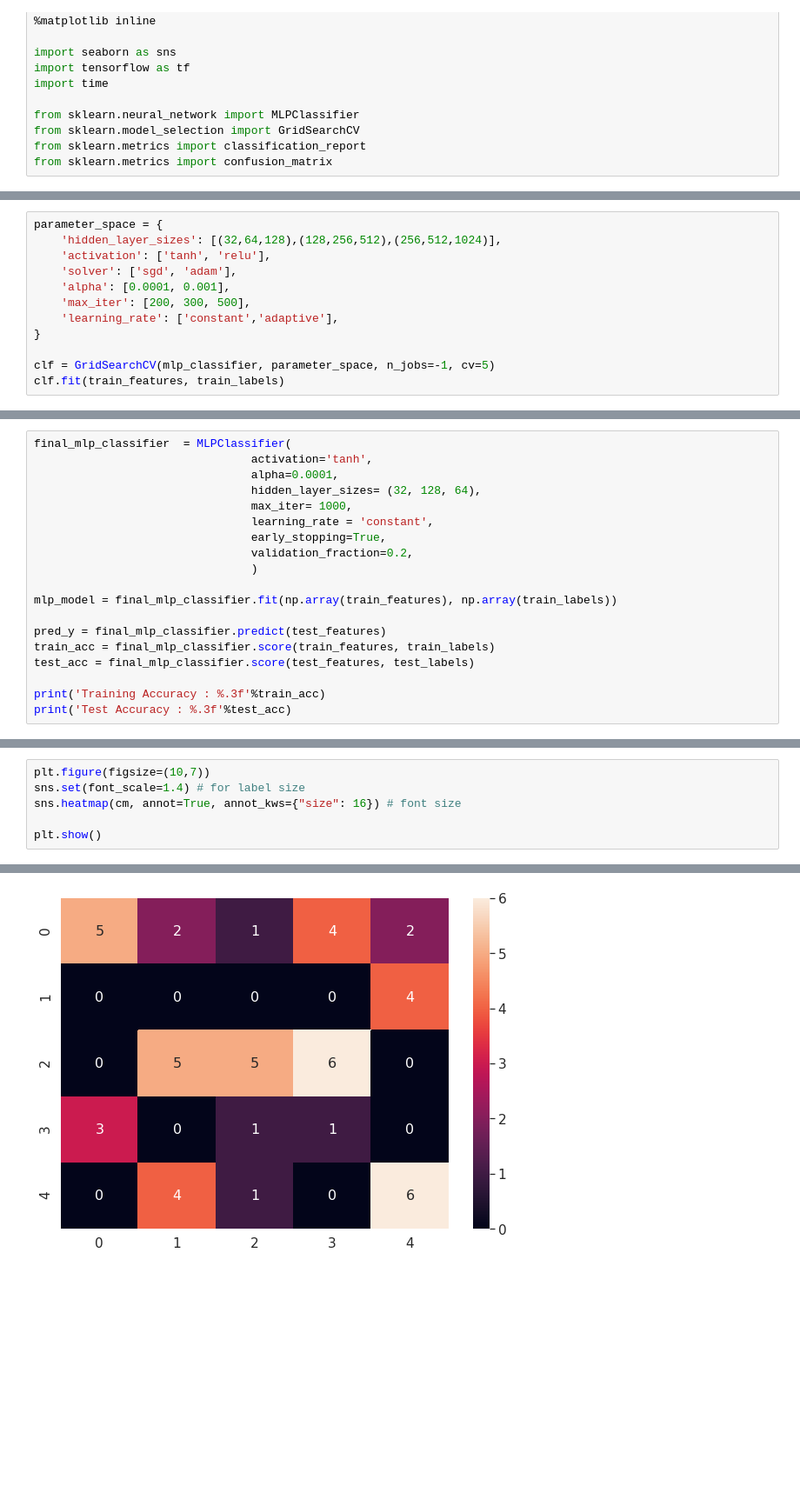
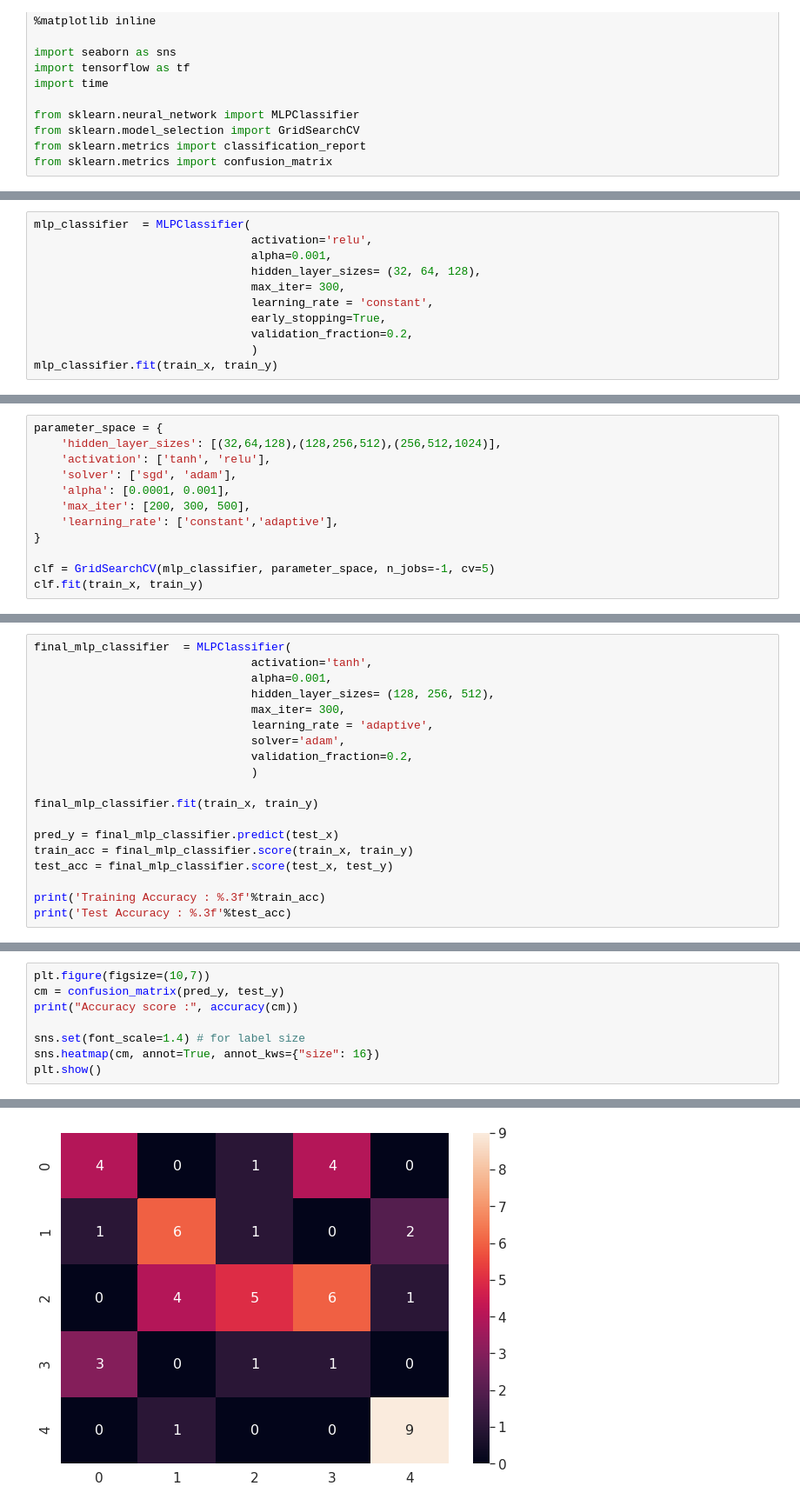
Before and after one commit to ee2110/Machine_Learning_with_TensorFlow, a Jupyter notebook: Glass-Compound-Analysis/Erbium_Concentration_Classification/MLP_sklearn_Erbium_concentration_classification.ipynb, the cells around one changed output, grey strips where cells are left out. Shown: that part at 87% size. Saved outputs shown, nothing was run; the diff lists cells and outputs as text; blank space fills up the shorter version.

Commit message:
improve accuracy

```diff
--- a/Glass-Compound-Analysis/Erbium_Concentration_Classification/MLP_sklearn_Erbium_concentration_classification.ipynb
+++ b/Glass-Compound-Analysis/Erbium_Concentration_Classification/MLP_sklearn_Erbium_concentration_classification.ipynb
@@ -68,0 +61,11 @@ mlp_classifier  = MLPClassifier(
+# %%
+mlp_classifier  = MLPClassifier(
+                                activation='relu',
+                                alpha=0.001,
+                                hidden_layer_sizes= (32, 64, 128),
+                                max_iter= 300,
+                                learning_rate = 'constant',
+                                early_stopping=True,
+                                validation_fraction=0.2,
+                                )
+mlp_classifier.fit(train_x, train_y)
@@ -77,6 +138,6 @@ parameter_space = {
 }
 
 clf = GridSearchCV(mlp_classifier, parameter_space, n_jobs=-1, cv=5)
-clf.fit(train_features, train_labels)
+clf.fit(train_x, train_y)
 # %% [output]
 GridSearchCV(cv=5, error_score=nan,
@@ -127,19 +188,19 @@ Best parameters found:
 # %%
 final_mlp_classifier  = MLPClassifier(
                                 activation='tanh',
-                                alpha=0.0001,
-                                hidden_layer_sizes= (32, 128, 64),
-                                max_iter= 1000,
-                                learning_rate = 'constant',
-                                early_stopping=True,
+                                alpha=0.001,
+                                hidden_layer_sizes= (128, 256, 512),
+                                max_iter= 300,
+                                learning_rate = 'adaptive',
+                                solver='adam',
                                 validation_fraction=0.2,
                                 )
 
-mlp_model = final_mlp_classifier.fit(np.array(train_features), np.array(train_labels))
+final_mlp_classifier.fit(train_x, train_y)
 
-pred_y = final_mlp_classifier.predict(test_features)
-train_acc = final_mlp_classifier.score(train_features, train_labels)
-test_acc = final_mlp_classifier.score(test_features, test_labels)
+pred_y = final_mlp_classifier.predict(test_x)
+train_acc = final_mlp_classifier.score(train_x, train_y)
+test_acc = final_mlp_classifier.score(test_x, test_y)
 
 print('Training Accuracy : %.3f'%train_acc)
 print('Test Accuracy : %.3f'%test_acc)
@@ -177,7 +228,9 @@ accuracy(cm)
 # %%
 plt.figure(figsize=(10,7))
+cm = confusion_matrix(pred_y, test_y)
+print("Accuracy score :", accuracy(cm))
+
 sns.set(font_scale=1.4) # for label size
-sns.heatmap(cm, annot=True, annot_kws={"size": 16}) # font size
-
+sns.heatmap(cm, annot=True, annot_kws={"size": 16})
 plt.show()
 # %% [output]
@@ -184 +238 @@ plt.show()
-[figure, old version]
+[figure, new version]
```
Also changed, not shown: parts of 22 cells of this notebook.
